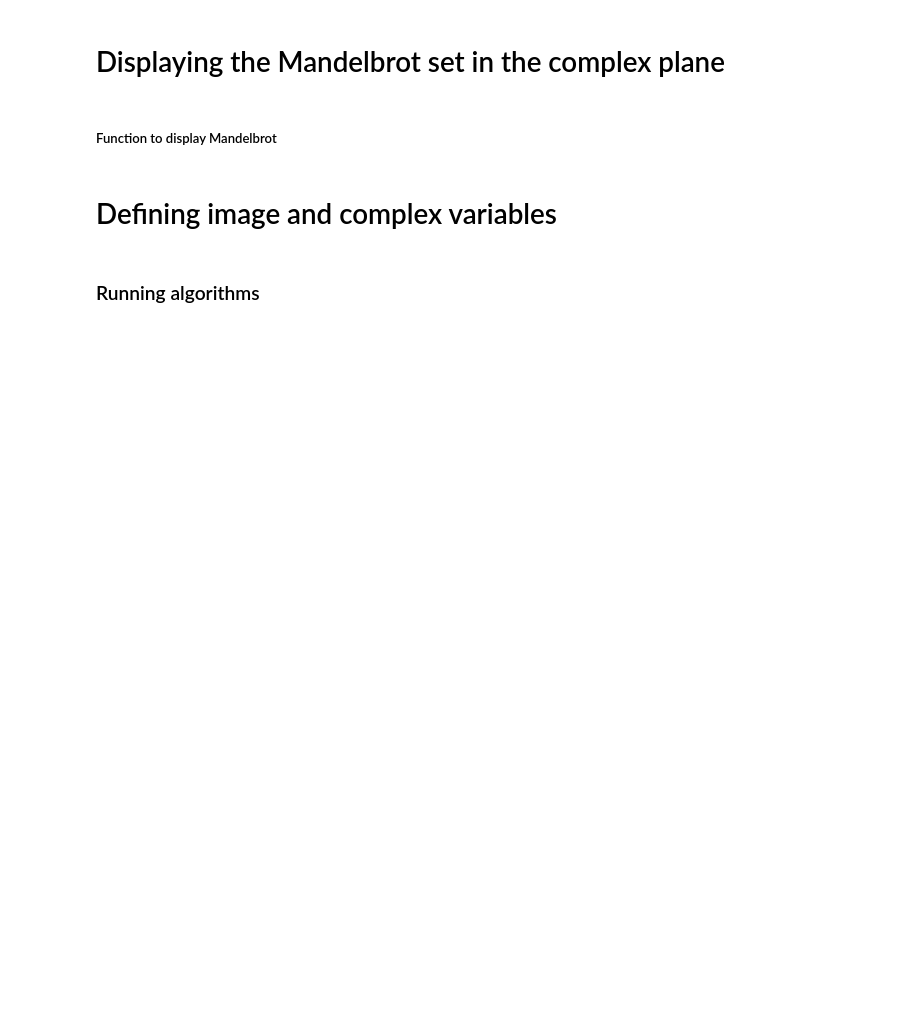
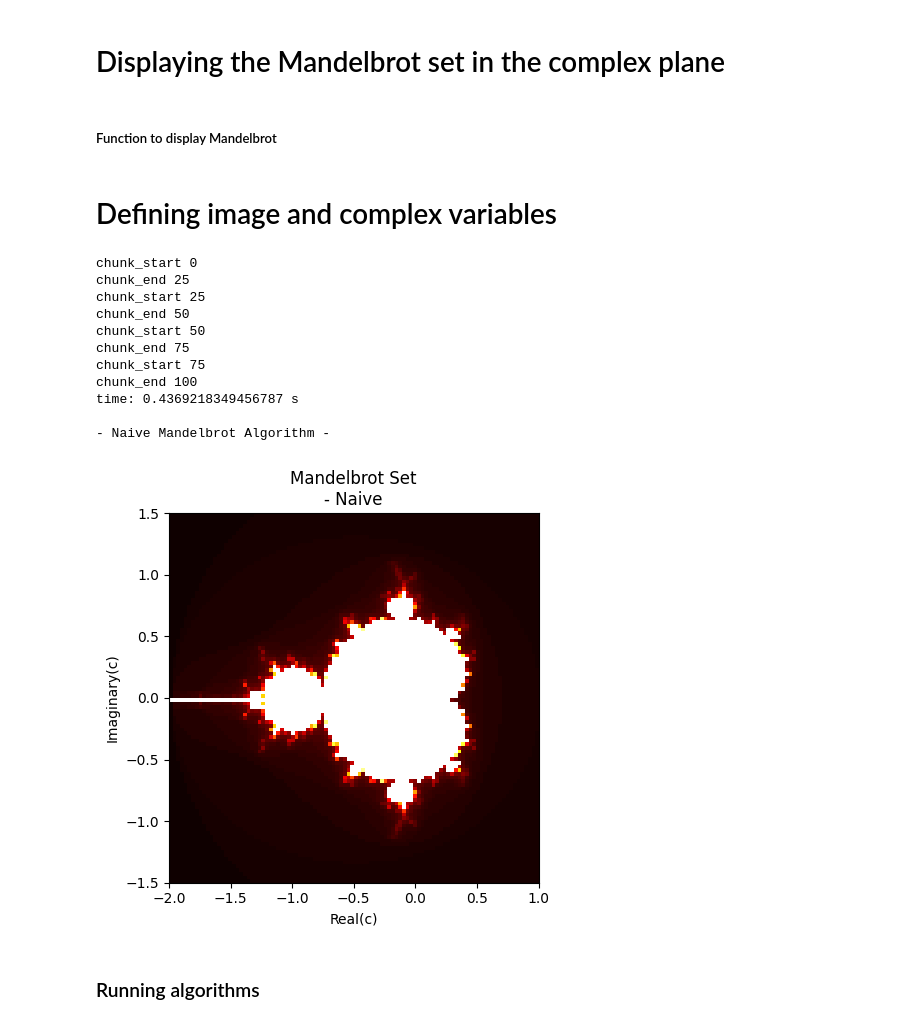
Before and after one commit to ChineseWarlord/CE8-AVS-Project, a Jupyter notebook: Simon/Mini-project/Mini-project.ipynb, the cells around one changed output. Drawn from its saved outputs; the diff is of its cells as text; code cells hidden in the pictures; blank space fills up the shorter version.

Commit message:
Added parallel mandelbrot

```diff
--- a/Simon/Mini-project/Mini-project.ipynb
+++ b/Simon/Mini-project/Mini-project.ipynb
@@ -293,3 +403,26 @@ params = [min_real, max_real, min_imaginary, max_imaginary, max_iter, T]
+# %%
+P_max = mp.cpu_count()
+pool = mp.Pool(processes=P_max-4)
+
+t1 = time.time()
+#img = ParallelMandelbrot(width, height, img, params)
+
+print("time:",time.time() - t1, "s")
+print(f"\n- Naive Mandelbrot Algorithm -")
+displayMandelbrot(img, params, "Naive")
+# %% [output]
+chunk_start 0
+chunk_end 25
+chunk_start 25
+chunk_end 50
+chunk_start 50
+chunk_end 75
+chunk_start 75
+chunk_end 100
+time: 0.4369218349456787 s
+
+- Naive Mandelbrot Algorithm -
+[figure, added]
 # %% [markdown]
 ### Running algorithms
 # %%
```
Also changed, not shown: parts of 6 cells of this notebook.
